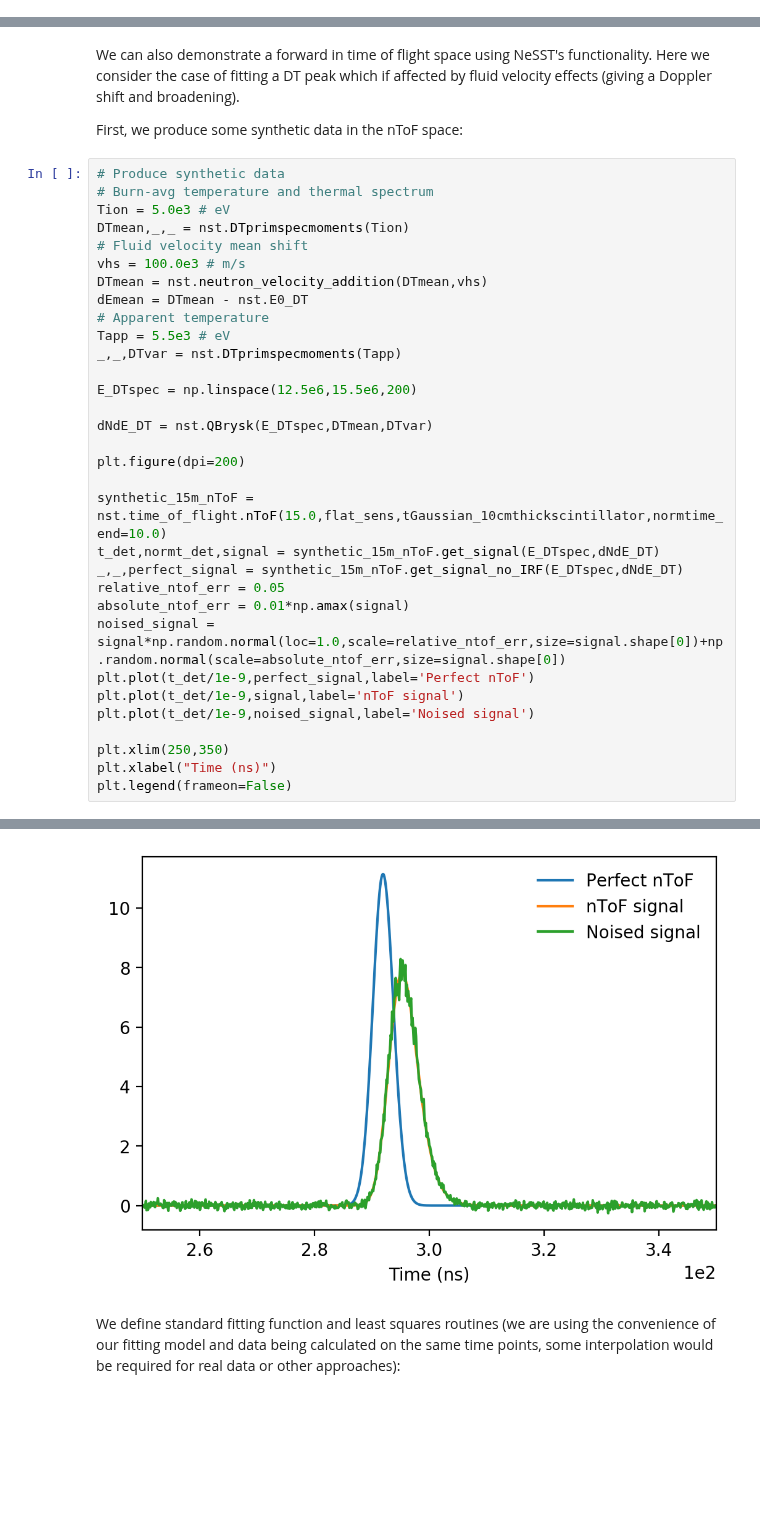
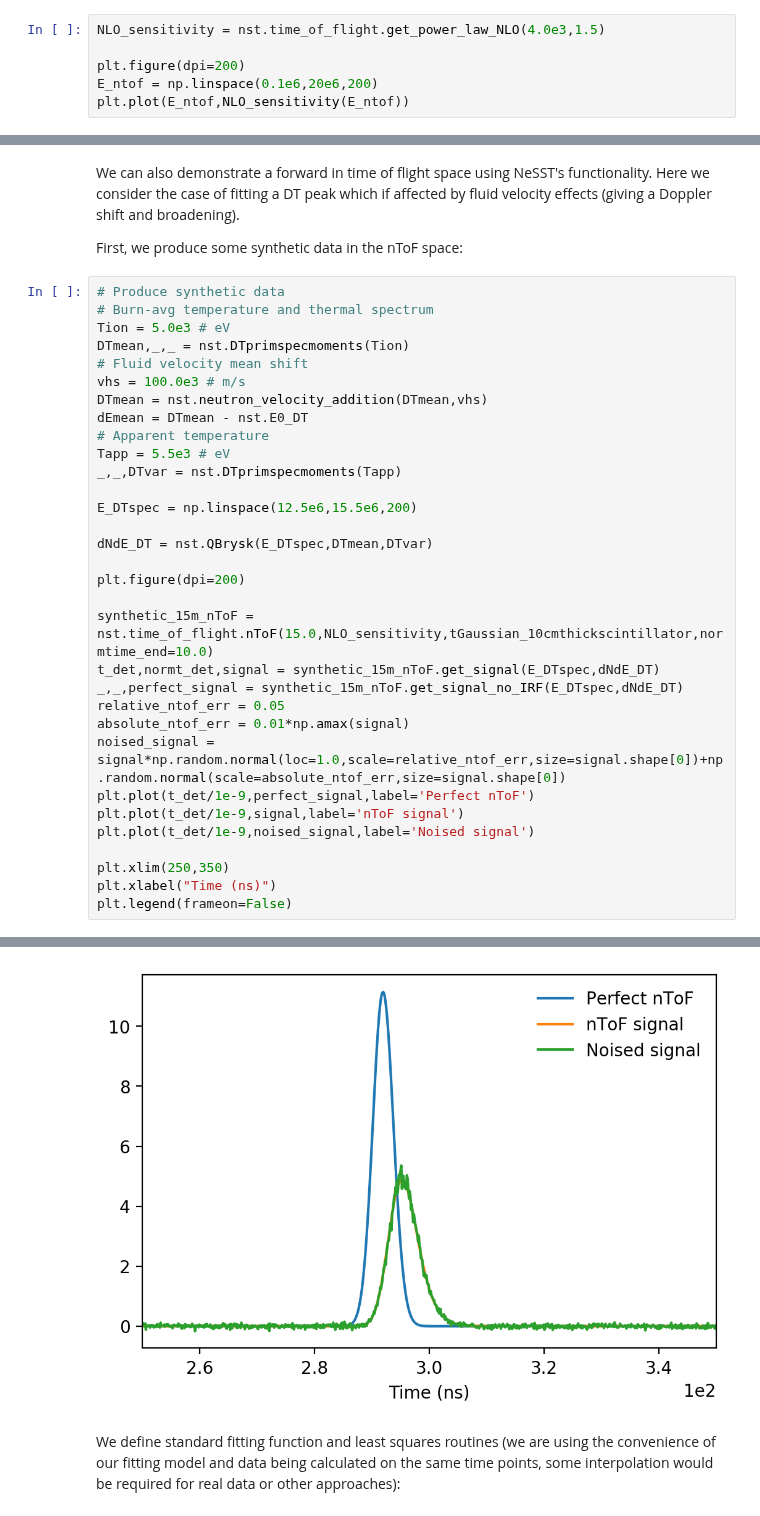
Before and after one commit to aidancrilly/NeSST, a Jupyter notebook: example/NeSST Guide.ipynb, the cells around one changed output, grey strips where cells are left out. Cells and saved outputs as stored; diff of their text form; blank space fills up the shorter version.

Commit message:
Power law NLO model

```diff
--- a/example/NeSST Guide.ipynb
+++ b/example/NeSST Guide.ipynb
@@ -532,0 +543,6 @@ fig.tight_layout()
+# %%
+NLO_sensitivity = nst.time_of_flight.get_power_law_NLO(4.0e3,1.5)
+
+plt.figure(dpi=200)
+E_ntof = np.linspace(0.1e6,20e6,200)
+plt.plot(E_ntof,NLO_sensitivity(E_ntof))
@@ -540,35 +559,35 @@ First, we produce some synthetic data in the nToF space:
 Tion = 5.0e3 # eV
 DTmean,_,_ = nst.DTprimspecmoments(Tion)
 # Fluid velocity mean shift
 vhs = 100.0e3 # m/s
 DTmean = nst.neutron_velocity_addition(DTmean,vhs)
 dEmean = DTmean - nst.E0_DT
 # Apparent temperature
 Tapp = 5.5e3 # eV
 _,_,DTvar = nst.DTprimspecmoments(Tapp)
 
 E_DTspec = np.linspace(12.5e6,15.5e6,200)
 
 dNdE_DT = nst.QBrysk(E_DTspec,DTmean,DTvar)
 
 plt.figure(dpi=200)
 
-synthetic_15m_nToF = nst.time_of_flight.nToF(15.0,flat_sens,tGaussian_10cmthickscintillator,normtime_end=10.0)
+synthetic_15m_nToF = nst.time_of_flight.nToF(15.0,NLO_sensitivity,tGaussian_10cmthickscintillator,normtime_end=10.0)
 t_det,normt_det,signal = synthetic_15m_nToF.get_signal(E_DTspec,dNdE_DT)
 _,_,perfect_signal = synthetic_15m_nToF.get_signal_no_IRF(E_DTspec,dNdE_DT)
 relative_ntof_err = 0.05
 absolute_ntof_err = 0.01*np.amax(signal)
 noised_signal = signal*np.random.normal(loc=1.0,scale=relative_ntof_err,size=signal.shape[0])+np.random.normal(scale=absolute_ntof_err,size=signal.shape[0])
 plt.plot(t_det/1e-9,perfect_signal,label='Perfect nToF')
 plt.plot(t_det/1e-9,signal,label='nToF signal')
 plt.plot(t_det/1e-9,noised_signal,label='Noised signal')
 
 plt.xlim(250,350)
 plt.xlabel("Time (ns)")
 plt.legend(frameon=False)
 # %% [output]
 <matplotlib.legend.Legend at 0x...>
-[figure, old version]
+[figure, new version]
 # %% [markdown]
 We define standard fitting function and least squares routines (we are using the convenience of our fitting model and data being calculated on the same time points, some interpolation would be required for real data or other approaches):
 # %%
```
Also changed, not shown: parts of 4 cells of this notebook, 1 other file.
